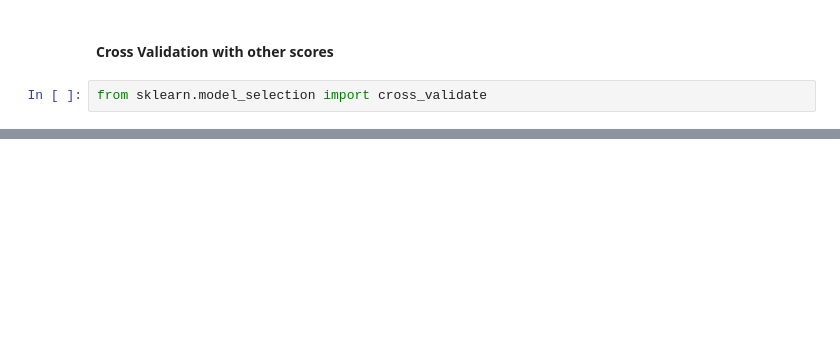
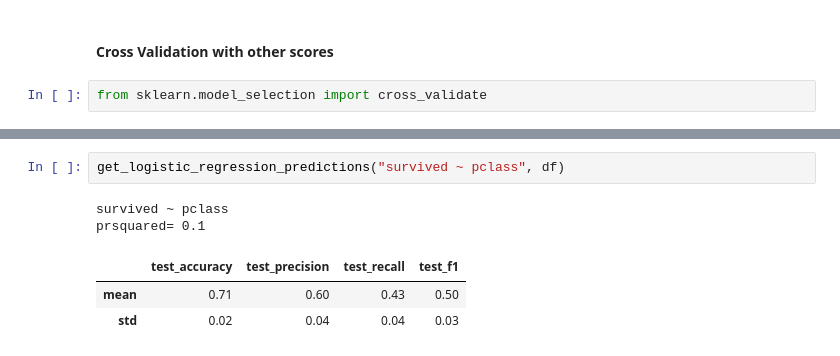
Before and after one commit to code4journalism/machine-learning, a Jupyter notebook: classification-3-titanic.ipynb, the cells around one changed output, grey strips where cells are left out. Cells and saved outputs as stored; diff of their text form; blank space fills up the shorter version.

```diff
--- a/classification-3-titanic.ipynb
+++ b/classification-3-titanic.ipynb
@@ -294,0 +327,8 @@ pd.DataFrame(scores).describe().round(2)[1:3]
+# %%
+get_logistic_regression_predictions("survived ~ pclass", df)
+# %% [output]
+survived ~ pclass
+prsquared= 0.1
+|  | test_accuracy | test_precision | test_recall | test_f1 |
+| mean | 0.71 | 0.60 | 0.43 | 0.50 |
+| std | 0.02 | 0.04 | 0.04 | 0.03 |
```
Also changed, not shown: parts of 19 cells of this notebook.
